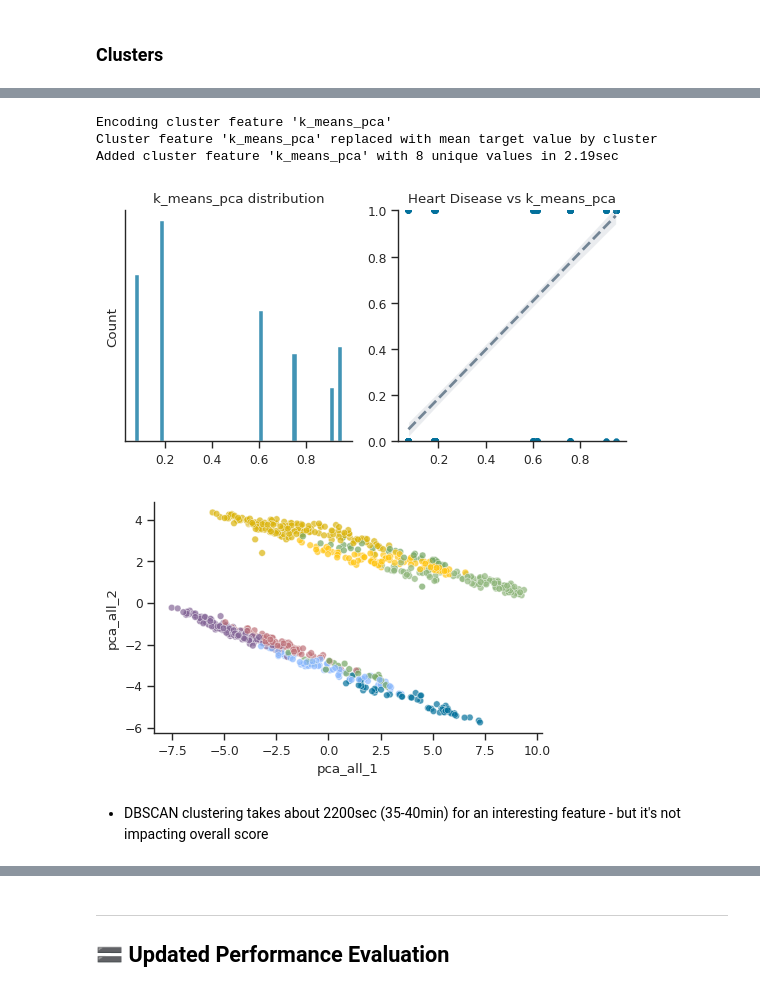
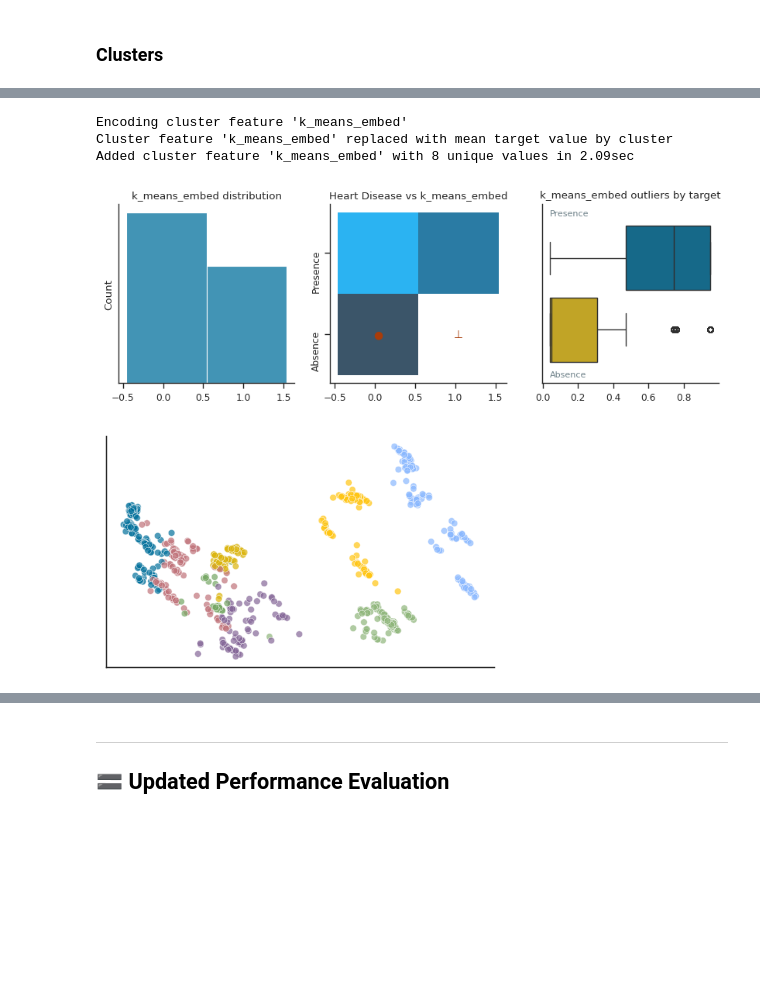
Before and after one commit to 2awesome-rob/iron_fungi, a Jupyter notebook: Binary_Classification_Probability_AUC.ipynb, the cells around one changed output, grey strips where cells are left out. Drawn from its saved outputs; the diff is of its cells as text; code cells hidden in the pictures; blank space fills up the shorter version.

```diff
--- a/Binary_Classification_Probability_AUC.ipynb
+++ b/Binary_Classification_Probability_AUC.ipynb
@@ -253,5 +237,0 @@ single_feature_model, _ = mkf.train_and_score_model(
-# %%
-oob_model, _ = mkf.train_and_score_model(
-    X_train, X_val, y_train, y_val,
-    model, task="class_probability"
-)
@@ -306,7 +274,7 @@ XY = mkf.get_embeddings(XY, training_features,
 )
 
 XY = mkf.get_embeddings(XY, training_features,
-    umap.UMAP(n_components=16), "umap_all_", sample_size=0.1,
+    'UMAP', "umap_all_", sample_size=0.1,
     target=target, verbose=True
 )
 # %% [output]
@@ -332,7 +302,7 @@ XY = mkf.get_embeddings(XY, training_features,
 
 # get UMAP loadings
 XY = mkf.get_embeddings(XY, training_features,
-    umap.UMAP(n_components=8), "umap_orig_", sample_size=0.1,
+    "UMAP", "umap_orig_", sample_size=0.1,
     target=target, verbose = True
 )
 # %% [output]
@@ -349,9 +320,9 @@ Added 8 umap_orig_ embedding features in 151.87sec
 ### Clusters
 # %%
 training_features = [f for f in XY.columns if f not in targets and
-                     "umap" in f]
+                     "rbf" in f]
 
 XY = mkf.get_clusters(XY, training_features,
-    skl.cluster.KMeans(init="k-means++", n_clusters=16, random_state=80085), "k_means_umap",
+    skl.cluster.KMeans(init="k-means++", n_clusters=16, random_state=80085), "k_means_rbf",
     target=target)
 # %% [output]
@@ -363,22 +334,16 @@ Added cluster feature 'k_means_umap' with 16 unique values in 2.03sec
 # %%
 training_features = [f for f in XY.columns if f not in targets and
-                     "pca" in f]
+                     ("umap" in f or "pca" in f)]
 
 XY = mkf.get_clusters(XY, training_features,
-    skl.cluster.KMeans(init="k-means++", n_clusters=8, random_state=69),  "k_means_pca",
+    skl.cluster.KMeans(init="k-means++", n_clusters=8, random_state=69),  "k_means_embed",
     target=target)
-
-#XY = mkf.get_clusters(XY, training_features,
-#    skl.cluster.DBSCAN(eps=2, min_samples=199, metric='euclidean', leaf_size=30, n_jobs=CORES), "dbscan_pca",
-#    target=target)
 # %% [output]
-Encoding cluster feature 'k_means_pca'
-Cluster feature 'k_means_pca' replaced with mean target value by cluster
-Added cluster feature 'k_means_pca' with 8 unique values in 2.19sec
+Encoding cluster feature 'k_means_embed'
+Cluster feature 'k_means_embed' replaced with mean target value by cluster
+Added cluster feature 'k_means_embed' with 8 unique values in 2.09sec
-[figure, old version]
+[figure, new version]
-[figure, old version]
+[figure, new version]
-# %% [markdown]
-- DBSCAN clustering takes about 2200sec (35-40min) for an interesting feature - but it's not impacting overall score
 # %%
 training_features = [f for f in XY.columns if f not in targets and
                     "pca" not in f and
```
Also changed, not shown: parts of 31 cells of this notebook.
